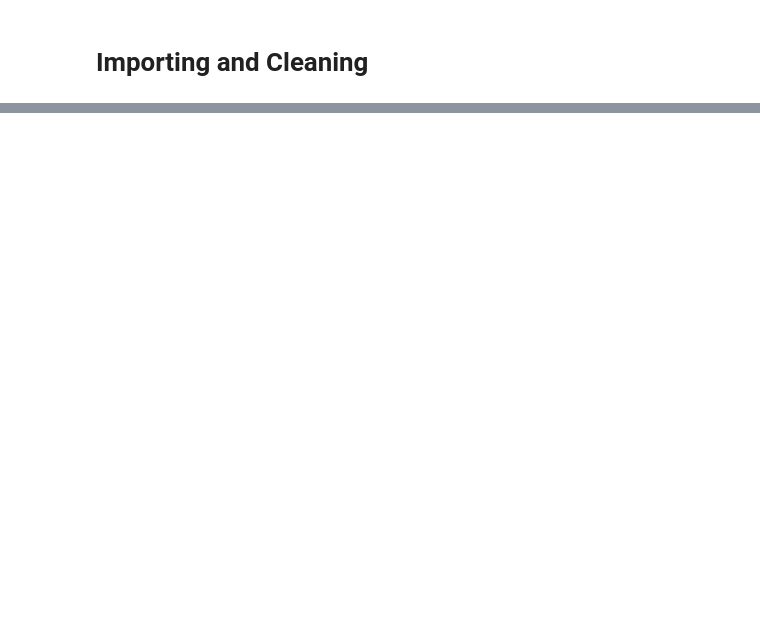
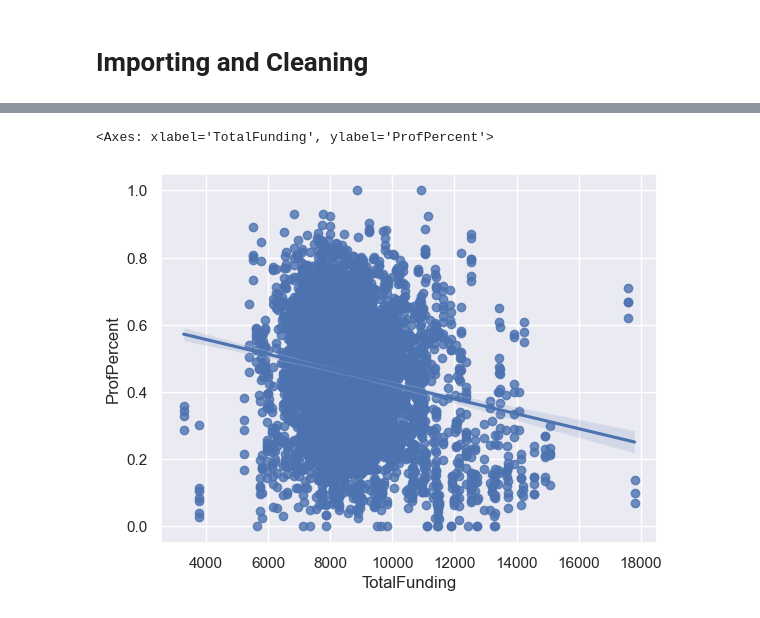
Before and after one commit to n-smalley/i515-IRTI, a Jupyter notebook: workingfile.ipynb, the cells around one changed output, grey strips where cells are left out. Cells and saved outputs as stored; diff of their text form; code cells hidden in the pictures; blank space fills up the shorter version.

```diff
--- a/workingfile.ipynb
+++ b/workingfile.ipynb
@@ -120,0 +193,8 @@ school
+# %%
+# plots
+data_plot2 = merged.loc[merged['Grade'] == 'total']
+data_plot2 = data_plot2.loc[data_plot2['TotalSpending']>15000]
+sns.regplot(x='TotalFunding',y='ProfPercent',data=data_plot)
+# %% [output]
+<Axes: xlabel='TotalFunding', ylabel='ProfPercent'>
+[figure, added]
```
Also changed, not shown: parts of 13 cells of this notebook, 2 other files.
